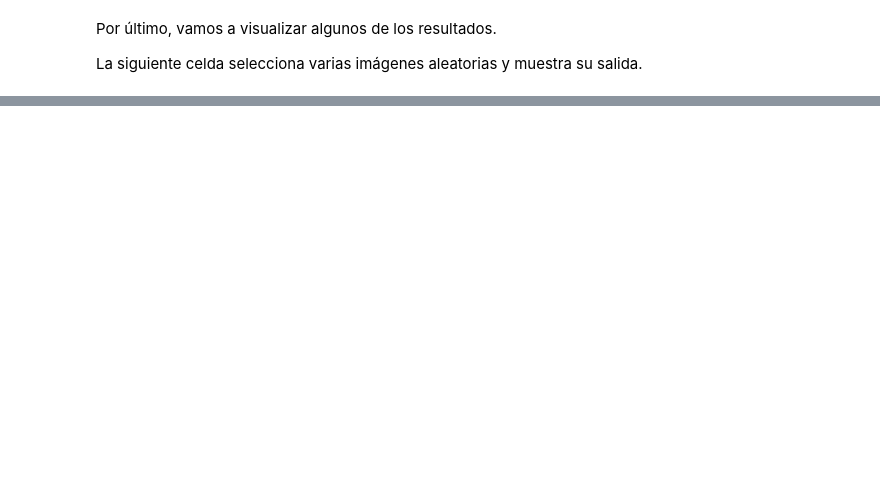
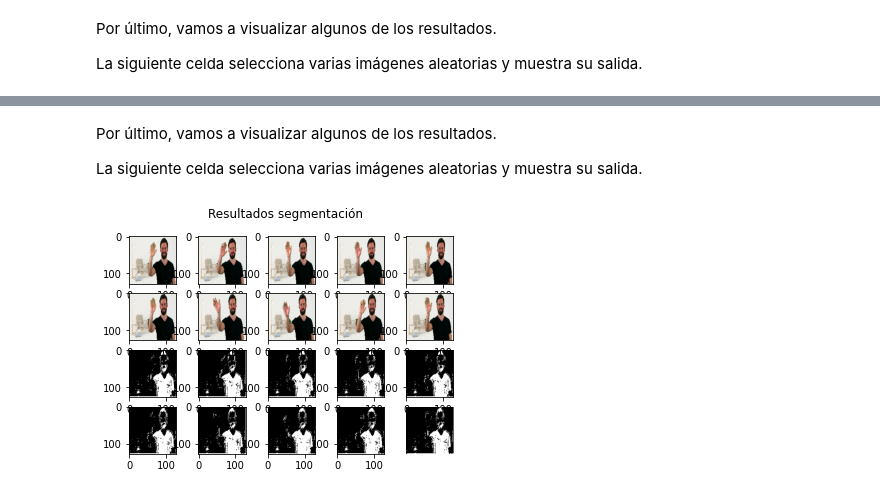
Before and after one commit to SergioHdezG/TallerSegmentacionMOVA, a Jupyter notebook: taller_1.ipynb, the cells around one changed output, grey strips where cells are left out. Cells and saved outputs as stored; diff of their text form; code cells hidden in the pictures; blank space fills up the shorter version.

```diff
--- a/taller_1.ipynb
+++ b/taller_1.ipynb
@@ -592,0 +577,8 @@ plt.show()
+# %%
+unet =  tf.keras.models.Model(unet_input, unet_output, name='U-Net')
+# %%
+unet.compile(optimizer=tf.keras.optimizers.Adam(lr=1e-4),
+                    loss=tf.keras.losses.BinaryCrossentropy(),
+                    metrics=tf.keras.metrics.BinaryAccuracy(threshold=0.5))
+
+unet.summary()
@@ -592,0 +640,36 @@ plt.show()
+# %% [markdown]
+Por último, vamos a visualizar algunos de los resultados.
+
+La siguiente celda selecciona varias imágenes aleatorias y muestra su salida.
+# %%
+# Selecionamos varias imágenes aleatorias del conjunto de test
+examples_index = np.random.choice(x_test.shape[0], figsize*2)
+examples = x_test[examples_index]
+
+# Realizamos la predicción con el autoencoder
+predictions = unet.predict(examples)
+
+# Ponemos a 1.0 los píxeles pertenecientes al primer plano y a 0. los pertenecientes al fondo
+predictions[predictions > 0.5] = 1.0
+predictions[predictions <= 0.5] = 0.0
+
+predictions = np.squeeze(predictions, axis=-1)  # (w, h, 1) -> (w, h)
+
+# Preparamos la figura de matplotlib
+figsize = 5
+num_examples_to_generate = figsize*figsize
+
+fig = plt.figure()
+fig.suptitle('Resultados segmentación')
+
+for i in range(figsize*2):
+
+    plt.subplot(4, figsize, i+1)
+    plt.imshow(examples[i])
+    plt.subplot(4, figsize, i + 1 + figsize*2)
+    plt.imshow(predictions[i], cmap='gray')
+
+plt.axis('off')
+plt.show()
+# %% [output]
+[figure, added]
```
Also changed, not shown: parts of 80 cells of this notebook.
